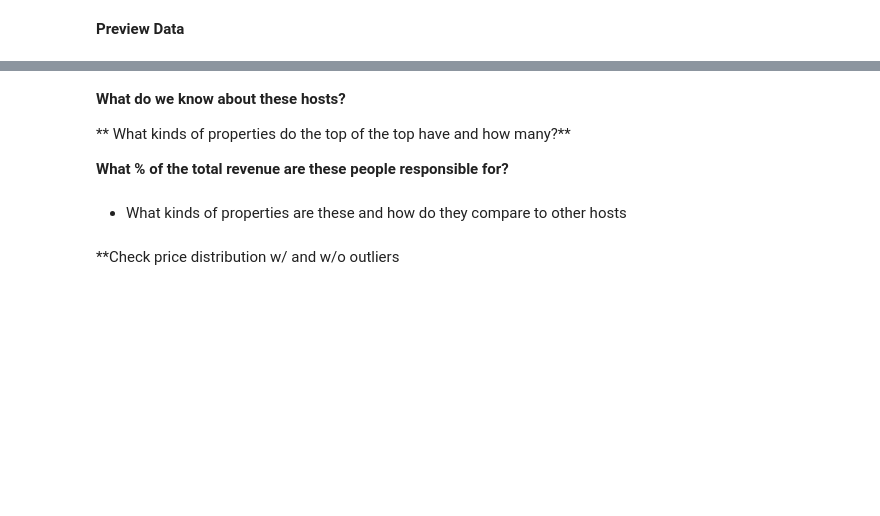
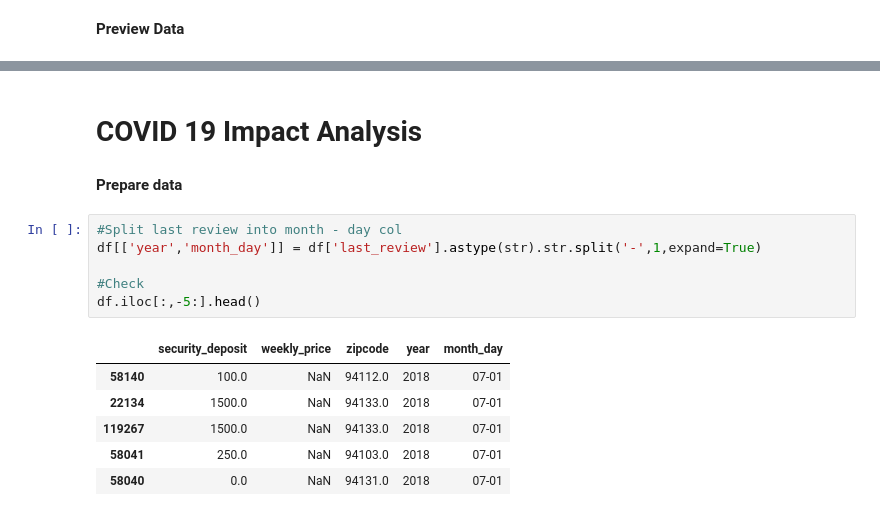
Before and after one commit to KishenSharma6/SF_Airbnb_Rental_Market_Analysis, a Jupyter notebook: Project_Codes/04_Modeling/2020_0715_Market_Analysis.ipynb, the cells around one changed output, grey strips where cells are left out. Drawn from its saved outputs; the diff is of its cells as text; blank space fills up the shorter version.

```diff
--- a/Project_Codes/04_Modeling/2020_0715_Market_Analysis.ipynb
+++ b/Project_Codes/04_Modeling/2020_0715_Market_Analysis.ipynb
@@ -225,10 +51,17 @@ display(host_metrics.head(10))
-# %% [markdown]
-**What do we know about these hosts?**
-
-** What kinds of properties do the top of the top have and how many?**
-
-**What % of the total revenue are these people responsible for?**
-# %% [markdown]
-- What kinds of properties are these and how do they compare to other hosts
-# %% [markdown]
-**Check price distribution w/ and w/o outliers
+# %% [markdown]
+# COVID 19 Impact Analysis
+# %% [markdown]
+**Prepare data**
+# %%
+#Split last review into month - day col
+df[['year','month_day']] = df['last_review'].astype(str).str.split('-',1,expand=True)
+
+#Check
+df.iloc[:,-5:].head()
+# %% [output]
+|  | security_deposit | weekly_price | zipcode | year | month_day |
+| 58140 | 100.0 | NaN | 94112.0 | 2018 | 07-01 |
+| 22134 | 1500.0 | NaN | 94133.0 | 2018 | 07-01 |
+| 119267 | 1500.0 | NaN | 94133.0 | 2018 | 07-01 |
+| 58041 | 250.0 | NaN | 94103.0 | 2018 | 07-01 |
+| 58040 | 0.0 | NaN | 94131.0 | 2018 | 07-01 |
```
Also changed, not shown: parts of 38 cells of this notebook.
